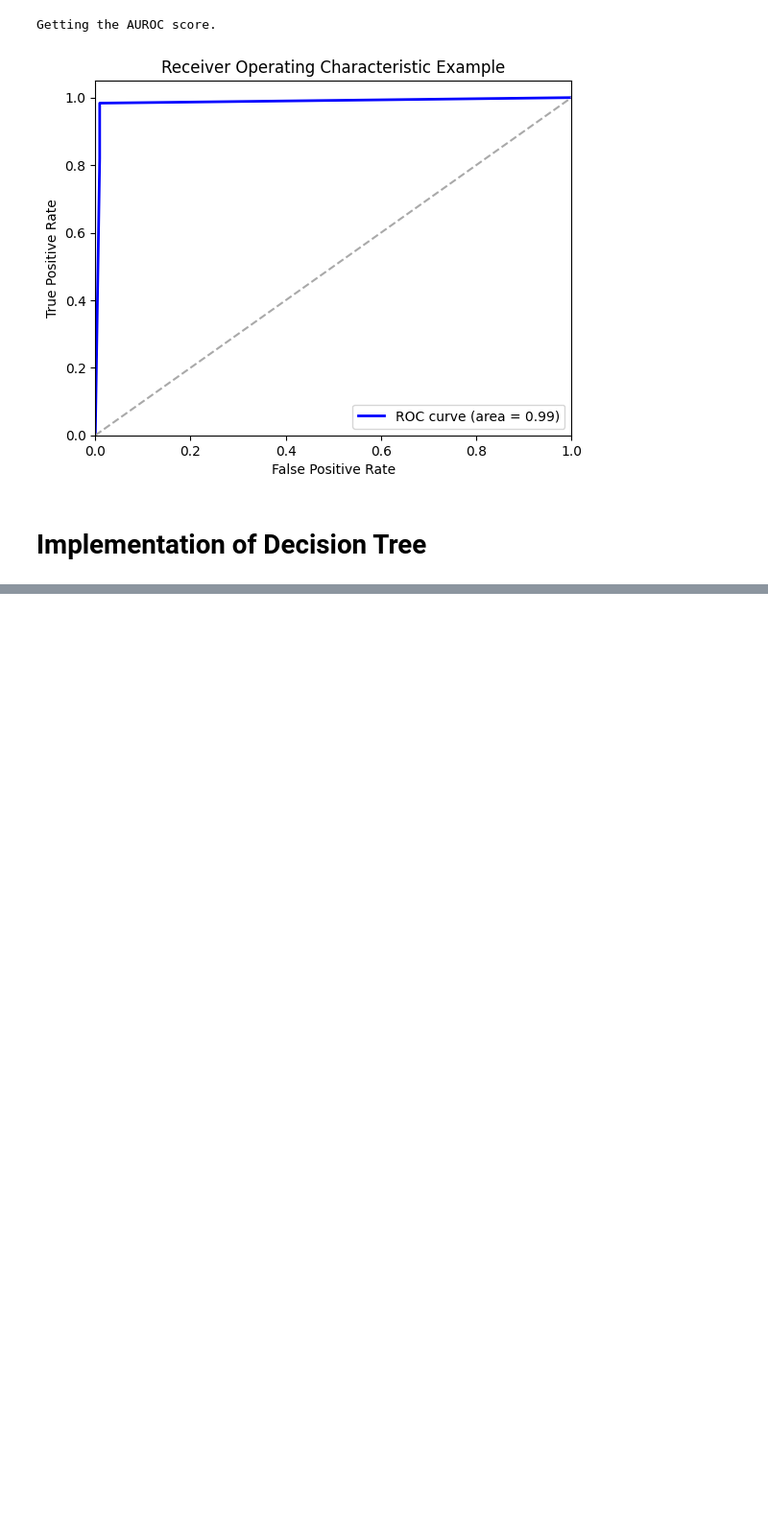
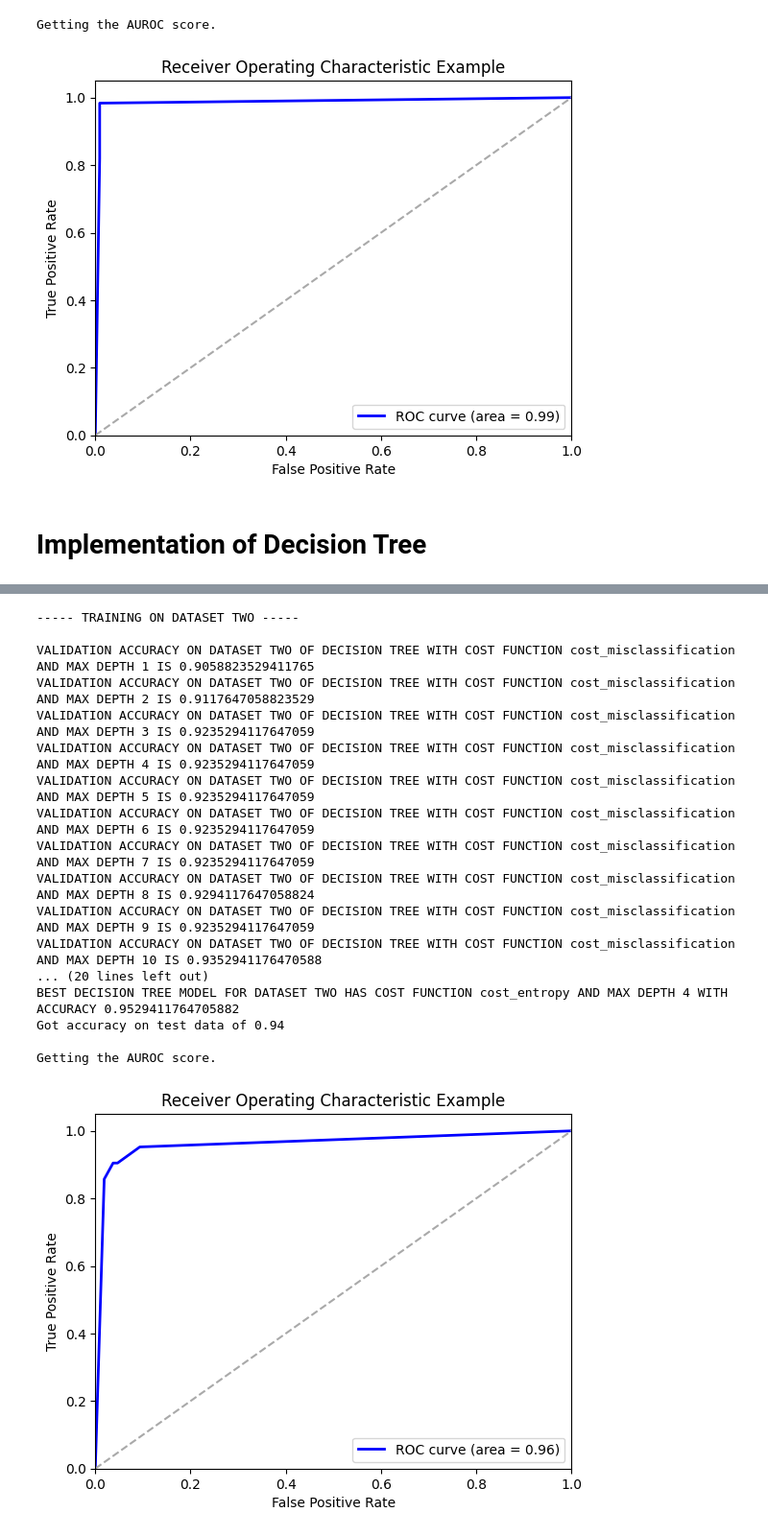
Before and after one commit to chxmberland/comp-551-a1, a Jupyter notebook: 551_group21_a-1.ipynb, the cells around one changed output, grey strips where cells are left out. Shown at 96% size. Saved outputs shown, nothing was run; the diff lists cells and outputs as text; code cells hidden in the pictures; blank space fills up the shorter version.

```diff
--- a/551_group21_a-1.ipynb
+++ b/551_group21_a-1.ipynb
@@ -1003,12 +1017,6 @@ print("\n----- TRAINING ON DATASET TWO -----\n")
 dataset_size = bcw.shape[0]
 num_cols = bcw.shape[1]
 bcw = bcw.to_numpy().astype(int)
-'''for i in range(dataset_size):
-    for j in range(num_cols):
-        if bcw[i, j] == 2:
-            bcw[i, j] = 0
-        elif bcw[i, j] == 4:
-            bcw[i,j] = 1'''
 
 inds = np.random.permutation(dataset_size)
 
@@ -1075,30 +1083,49 @@ print(f'BEST DECISION TREE MODEL FOR DATASET TWO HAS COST FUNCTION {max_accuracy
 model = DecisionTree(max_depth=max_accuracy_max_depth, cost_fn=max_accuracy_function)
 
 # Training the model
 model.fit(x_train, y_train)
 
 # Predicting labels
 probabilities = [x[1] for x in model.predict(x_test)]
 
 # Checking the prediction accuracy with a threshold of 0.5
 accuracy, _ = model.evaluate_threshold_acc(probabilities, y_test, 0.5)
 print("Got accuracy on test data of " + str(round(accuracy, 2)))
 
 # Computing AUROC
 print("\nGetting the AUROC score.")
 fpr, tpr, thresholds = skm.roc_curve(y_test, probabilities)
 
 # Compute AUC
 auc = skm.roc_auc_score(y_test, probabilities)
 
 # Plotting
 plt.figure()
 plt.plot(fpr, tpr, color='blue', lw=2, label='ROC curve (area = %0.2f)' % auc)
 plt.plot([0, 1], [0, 1], color='darkgrey', linestyle='--')
 plt.xlim([0.0, 1.0])
 plt.ylim([0.0, 1.05])
 plt.xlabel('False Positive Rate')
 plt.ylabel('True Positive Rate')
 plt.title('Receiver Operating Characteristic Example')
 plt.legend(loc="lower right")
 plt.show()
+# %% [output]
+----- TRAINING ON DATASET TWO -----
+
+VALIDATION ACCURACY ON DATASET TWO OF DECISION TREE WITH COST FUNCTION cost_misclassification AND MAX DEPTH 1 IS 0.9058823529411765
+VALIDATION ACCURACY ON DATASET TWO OF DECISION TREE WITH COST FUNCTION cost_misclassification AND MAX DEPTH 2 IS 0.9117647058823529
+VALIDATION ACCURACY ON DATASET TWO OF DECISION TREE WITH COST FUNCTION cost_misclassification AND MAX DEPTH 3 IS 0.9235294117647059
+VALIDATION ACCURACY ON DATASET TWO OF DECISION TREE WITH COST FUNCTION cost_misclassification AND MAX DEPTH 4 IS 0.9235294117647059
+VALIDATION ACCURACY ON DATASET TWO OF DECISION TREE WITH COST FUNCTION cost_misclassification AND MAX DEPTH 5 IS 0.9235294117647059
+VALIDATION ACCURACY ON DATASET TWO OF DECISION TREE WITH COST FUNCTION cost_misclassification AND MAX DEPTH 6 IS 0.9235294117647059
+VALIDATION ACCURACY ON DATASET TWO OF DECISION TREE WITH COST FUNCTION cost_misclassification AND MAX DEPTH 7 IS 0.9235294117647059
+VALIDATION ACCURACY ON DATASET TWO OF DECISION TREE WITH COST FUNCTION cost_misclassification AND MAX DEPTH 8 IS 0.9294117647058824
+VALIDATION ACCURACY ON DATASET TWO OF DECISION TREE WITH COST FUNCTION cost_misclassification AND MAX DEPTH 9 IS 0.9235294117647059
+VALIDATION ACCURACY ON DATASET TWO OF DECISION TREE WITH COST FUNCTION cost_misclassification AND MAX DEPTH 10 IS 0.9352941176470588
+... (20 lines left out)
+BEST DECISION TREE MODEL FOR DATASET TWO HAS COST FUNCTION cost_entropy AND MAX DEPTH 4 WITH ACCURACY 0.9529411764705882
+Got accuracy on test data of 0.94
+
+Getting the AUROC score.
+[figure, added]
```
Also changed, not shown: parts of 5 cells of this notebook.
